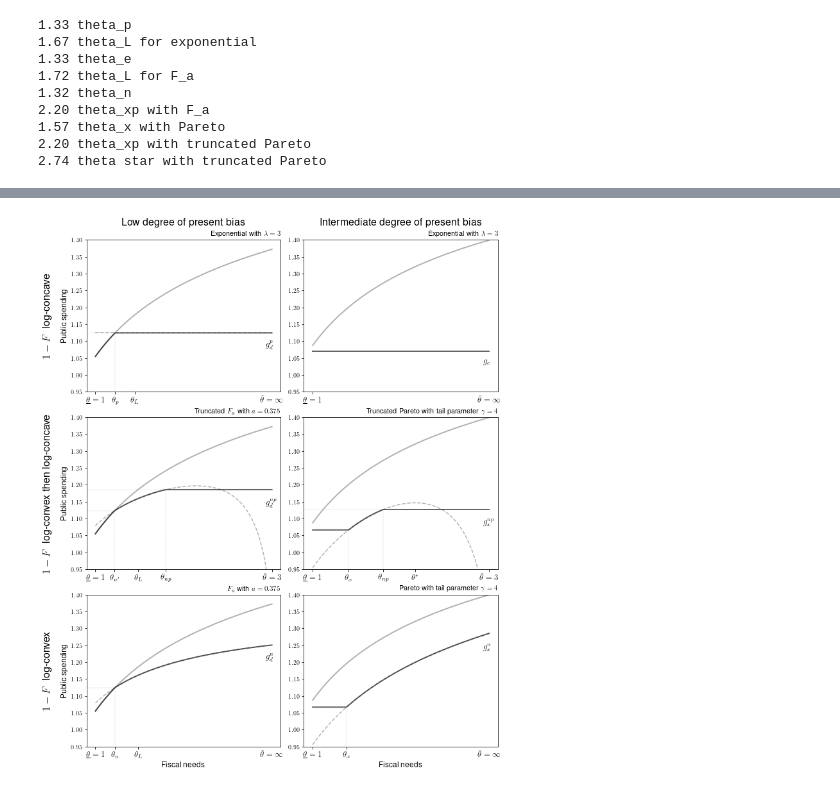
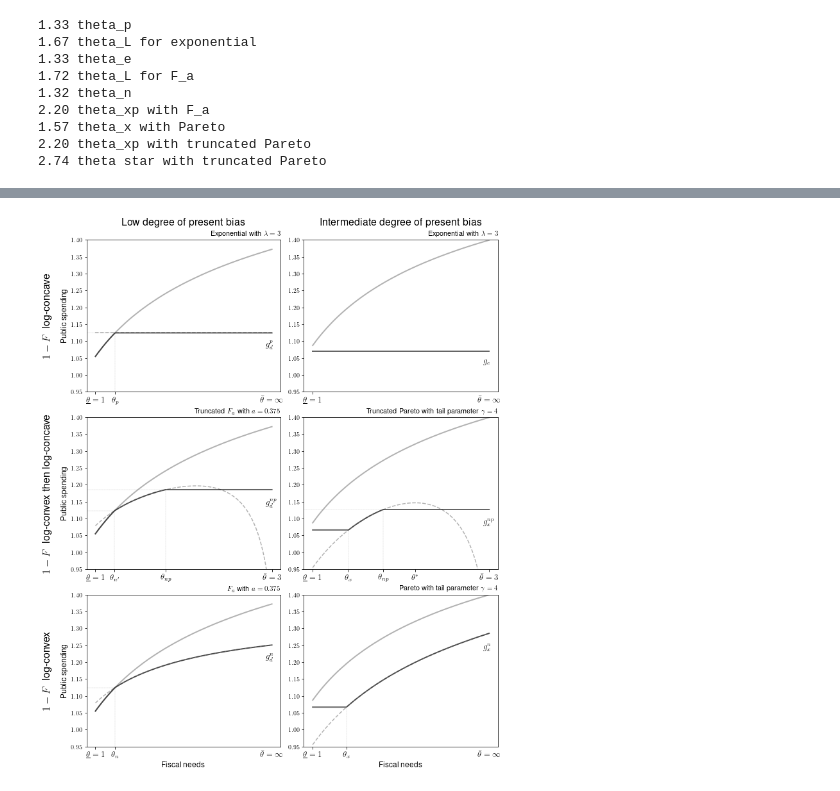
Before and after one commit to guillaumesublet/Fiscal_Rules_with_Discretion_Economic_Union, a Jupyter notebook: Execution_financial_sanctions.ipynb, the cells around one changed output, grey strips where cells are left out. Cells and saved outputs as stored; diff of their text form; code cells hidden in the pictures.

Commit message:
Removed theta L

```diff
--- a/Execution_financial_sanctions.ipynb
+++ b/Execution_financial_sanctions.ipynb
@@ -169,8 +167,8 @@ axarr['a)'].plot(FR_exp.theta_grid, costly_disc_exp, lw=1.5, alpha=0.6, linestyl
 axarr['a)'].plot(FR_exp.theta_grid, discretionary_cap, lw=2, alpha=0.6, color='k', label='discretion and cap')
 
 axarr['a)'].set_title('Exponential with $\\lambda = 3$', loc='right', fontsize=11)
-axarr['a)'].set(xticks=[FR_exp.grid_min, theta_p, theta_L])
-axarr['a)'].set_xticklabels([r'$\underline{\theta}=1$', '$\\theta_p$', '$\\theta_{L}$'], fontsize=13)
+axarr['a)'].set(xticks=[FR_exp.grid_min, theta_p]) #theta_L
+axarr['a)'].set_xticklabels([r'$\underline{\theta}=1$', '$\\theta_p$'], fontsize=13) #'$\\theta_{L}$'
 axarr['a)'].text(theta_max-0.2, 0.92, r'$\bar{\theta}=\infty$', fontsize=13)
 
 
@@ -179,16 +177,16 @@ axarr['b)'].plot(FR_truncmixture.theta_grid, costly_disc, lw=1.5, alpha=0.6, lin
 axarr['b)'].plot(FR_truncmixture.theta_grid, disc_costlydisc_prohib, lw=2, alpha=0.6, label='discretion, costly discretion and cap', linestyle='-', color='k')
 
 axarr['b)'].set_title('Truncated $F_a$ with $a=0.375$', loc='right', fontsize=11)
-axarr['b)'].set(xticks=[FR_truncmixture.grid_min, theta_e, theta_L_mix, theta_xp_w, theta_max])
-axarr['b)'].set_xticklabels([r'$\underline{\theta}=1$', '$\\theta_{n\'}$', '$\\theta_{L}$', '$\\theta_{np}$', r'$\bar{\theta}=3$'], fontsize=13)
+axarr['b)'].set(xticks=[FR_truncmixture.grid_min, theta_e, theta_xp_w, theta_max]) #theta_L_mix,
+axarr['b)'].set_xticklabels([r'$\underline{\theta}=1$', '$\\theta_{n\'}$', '$\\theta_{np}$', r'$\bar{\theta}=3$'], fontsize=13) #'$\\theta_{L}$'
 
 axarr['c)'].plot(FR_mixture.theta_grid, discretionary_wei_n, lw=2, alpha=0.6, linestyle='-',label='discretionary', color='gray')
 axarr['c)'].plot(FR_mixture.theta_grid, costly_disc_n, lw=1.5, alpha=0.6, linestyle='--', color='gray')
 axarr['c)'].plot(FR_mixture.theta_grid, disc_costlydisc_n, lw=2, alpha=0.6, label='discretion and costly discretion', linestyle='-', color='k')
 
 axarr['c)'].set_title('$F_a$ with $a=0.375$', loc='right', fontsize=11)
-axarr['c)'].set(xticks=[FR_mixture.grid_min, theta_e_n, theta_L_mix])
-axarr['c)'].set_xticklabels([r'$\underline{\theta}=1$', '$\\theta_n$', '$\\theta_{L}$'], fontsize=13)
+axarr['c)'].set(xticks=[FR_mixture.grid_min, theta_e_n]) #theta_L_mix
+axarr['c)'].set_xticklabels([r'$\underline{\theta}=1$', '$\\theta_n$'], fontsize=13) #'$\\theta_{L}$'
 axarr['c)'].text(theta_max-0.2, 0.92, r'$\bar{\theta}=\infty$', fontsize=13)
 
 axarr['d)'].plot(FR_1.theta_grid, discretionary_1, lw=2, alpha=0.6, label='discretionary', linestyle='-', color='gray')
@@ -254,31 +252,31 @@ axarr['b)'].annotate('$1-F \ $ log-convex then log-concave', xy=(0, 0.5), xytext
 
 axarr['c)'].annotate('$1-F \ $ log-convex', xy=(0, 0.5), xytext=(-axarr['c)'].yaxis.labelpad - pad, 0),
                 xycoords=axarr['c)'].yaxis.label, textcoords='offset points',
                 fontsize=16, ha='right', va='center', rotation=90)
 
 axarr['a)'].axvline(x=theta_p, ymax=(FR_exp.discretionary(theta_p)-ymin)/(ymax-ymin), lw=0.3, alpha=0.6, color='k', linestyle=':')
 axarr['a)'].axhline(y=FR_exp.discretionary(theta_p), xmax=0.14, lw=0.3, alpha=0.6, color='k', linestyle=':')
 axarr['b)'].axvline(x=theta_e, ymax=(FR_truncmixture.discretionary(theta_e)-ymin)/(ymax-ymin), lw=0.3, alpha=0.6, color='k', linestyle=':')
 axarr['b)'].axhline(y=FR_truncmixture.discretionary(theta_e), xmax=0.145, lw=0.3, alpha=0.6, color='k', linestyle=':')
 axarr['b)'].axvline(x=theta_xp_w, ymax=(FR_truncmixture.costly_disc(theta_xp_w)-ymin)/(ymax-ymin), lw=0.3, alpha=0.6, color='k', linestyle=':')
 axarr['b)'].axhline(y=FR_truncmixture.costly_disc(theta_xp_w), xmax=0.41, lw=0.3, alpha=0.6, color='k', linestyle=':')
 axarr['c)'].axvline(x=theta_e_n , ymax=(FR_truncmixture.costly_disc(theta_e_n)-ymin)/(ymax-ymin), lw=0.3, alpha=0.6, color='k', linestyle=':')
 axarr['c)'].axhline(y=FR_mixture.discretionary(theta_e_n), xmax=0.145, lw=0.3, alpha=0.6, color='k', linestyle=':')
 axarr['d)'].axvline(x=theta_x_1, ymax=(FR_1.costly_disc(theta_x_1)-ymin)/(ymax-ymin), lw=0.3, alpha=0.6, color='k', linestyle=':')
 axarr['e)'].axvline(x=theta_x_2, ymax=(FR_2.costly_disc(theta_x_2)-ymin)/(ymax-ymin), lw=0.3, alpha=0.6, color='k', linestyle=':')
 axarr['e)'].axvline(x=theta_xp_2, ymax=(FR_2.costly_disc(theta_xp_2)-ymin)/(ymax-ymin), lw=0.3, alpha=0.6, color='k', linestyle=':')
 axarr['e)'].axhline(y=FR_2.costly_disc(theta_xp_2), xmax=0.41, lw=0.3, alpha=0.6, color='k', linestyle=':')
 
 axarr['a)'].text(3.9, 1.085, '$g_d^p$', fontsize=13)
 axarr['b)'].text(3.9, 1.14, '$g_d^{np}$', fontsize=13)
 axarr['c)'].text(3.9, 1.21, '$g_d^{n}$', fontsize=13)
 axarr['d)'].text(3.9, 1.24, '$g_x^{n}$', fontsize=13)
 axarr['e)'].text(3.9, 1.085, '$g_x^{np}$', fontsize=13)
 axarr['f)'].text(3.9, 1.035, '$g_c$', fontsize=13)
 
 #fig.suptitle('Optimal fiscal rule for an economic union with $\\rho = 1$', fontsize=16)
 plt.savefig(save_results_to + 'Fig2_eu.pdf', dpi = 500)
 
 plt.show()
 # %% [output]
-[figure, old version]
+[figure, new version]
```
Also changed, not shown: parts of 1 cell of this notebook, 1 other file.
